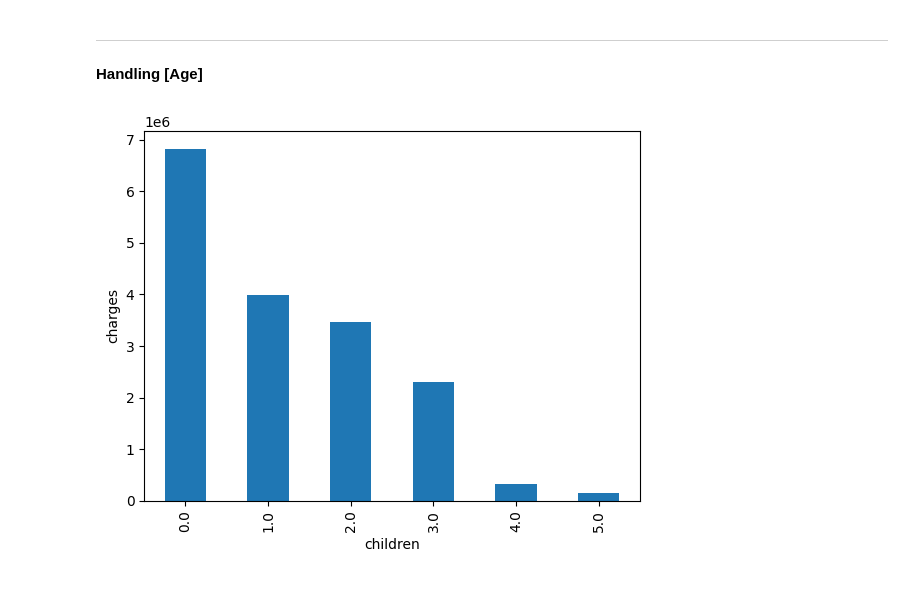
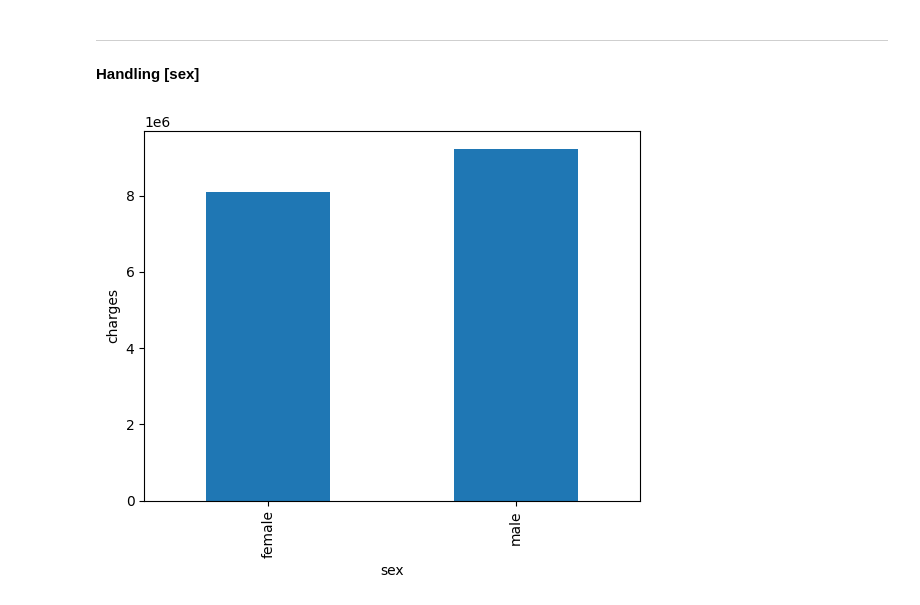
Before and after one commit to amohd63/ENCS5141-INTELLIGENT-SYSTEMS-LAB, a Jupyter notebook: Manual_ENCS5141_Exp2_Handling_Missing_Data.ipynb, the cells around one changed output. Saved outputs shown, nothing was run; the diff lists cells and outputs as text; code cells hidden in the pictures.

```diff
--- a/Manual_ENCS5141_Exp2_Handling_Missing_Data.ipynb
+++ b/Manual_ENCS5141_Exp2_Handling_Missing_Data.ipynb
@@ -1944,11 +1939,13 @@ sns.histplot(data=df, x="age", kde=True)
 # %% [markdown]
 Adding median value
 # %%
-dfs = []
+df_age = df.copy()
 for age in df['age'].dropna().unique():
-  df_age = df.loc[df['age']==age].copy()
-  median_age = df.groupby('age')['charges'].median(age)
-  df_age['age'].fillna(value=median_age, inplace=True)
-  dfs.append(df_age)
+  median_age = df_age.groupby('age')['charges'].median()
+  df_eq = df_age.loc[df_age['charges']>median_age.loc[age]].copy()
+  df_neq = df_age.loc[(df_age['charges']<=median_age.loc[age])].copy()
+  df_neq['age'].fillna(value=age, inplace=True)
+  df_age = pd.concat([df_eq, df_neq], axis=0)
 # Reconstruct the df_cardio DataFrame by concatinaing the three sub Dataframes; df_cardio_M, df_cardio_F
-df = pd.concat(dfs, axis=0)
+df = df_age
+df.info()
@@ -1972,11 +1984,13 @@ dtype: int64
 # %% [markdown]
 **Handling [bmi]**
 # %%
-dfs = []
+df_bmi = df.copy()
 for bmi in df['bmi'].dropna().unique():
-  df_bmi = df.loc[df['bmi']==bmi].copy()
-  mean_bmi = df.groupby('bmi')['charges'].mean(bmi)
-  df_bmi['bmi'].fillna(value=mean_bmi, inplace=True)
-  dfs.append(df_bmi)
+  median_bmi = df_bmi.groupby('bmi')['charges'].mean()
+  df_eq = df_bmi.loc[df_bmi['charges']>median_bmi.loc[bmi]].copy()
+  df_neq = df_bmi.loc[(df_bmi['charges']<=median_bmi.loc[bmi])].copy()
+  df_neq['bmi'].fillna(value=bmi, inplace=True)
+  df_bmi = pd.concat([df_eq, df_neq], axis=0)
 # Reconstruct the df_cardio DataFrame by concatinaing the three sub Dataframes; df_cardio_M, df_cardio_F
-df = pd.concat(dfs, axis=0)
+df = df_bmi
+df.info()
@@ -2001,0 +2052,12 @@ dtype: int64
+# %%
+df_children = df.copy()
+for children in df['children'].dropna().unique():
+  median_children = df_children.groupby('children')['charges'].median()
+  df_eq = df_children.loc[df_children['charges']>median_children.loc[children]].copy()
+  df_neq = df_children.loc[(df_children['charges']<=median_children.loc[children])].copy()
+  df_neq['children'].fillna(value=children, inplace=True)
+  df_children = pd.concat([df_eq, df_neq], axis=0)
+# Reconstruct the df_cardio DataFrame by concatinaing the three sub Dataframes; df_cardio_M, df_cardio_F
+df_children['children'].fillna(value=children, inplace=True)
+df = df_children
+df.info()
@@ -2004,14 +2094,14 @@ dtype: int64
 
 ---
 # %% [markdown]
-**Handling [Age]**
+**Handling [sex]**
 # %%
-df_cardio = df.groupby('children')['charges'].sum()
+df_cardio = df.groupby('sex')['charges'].sum()
 
 # Creating a bar plot
 df_cardio.plot(kind='bar')
-plt.xlabel('children')
+plt.xlabel('sex')
 plt.ylabel('charges')
 plt.show()
 # %% [output]
-[figure, old version]
+[figure, new version]
```
Also changed, not shown: parts of 50 cells of this notebook.
